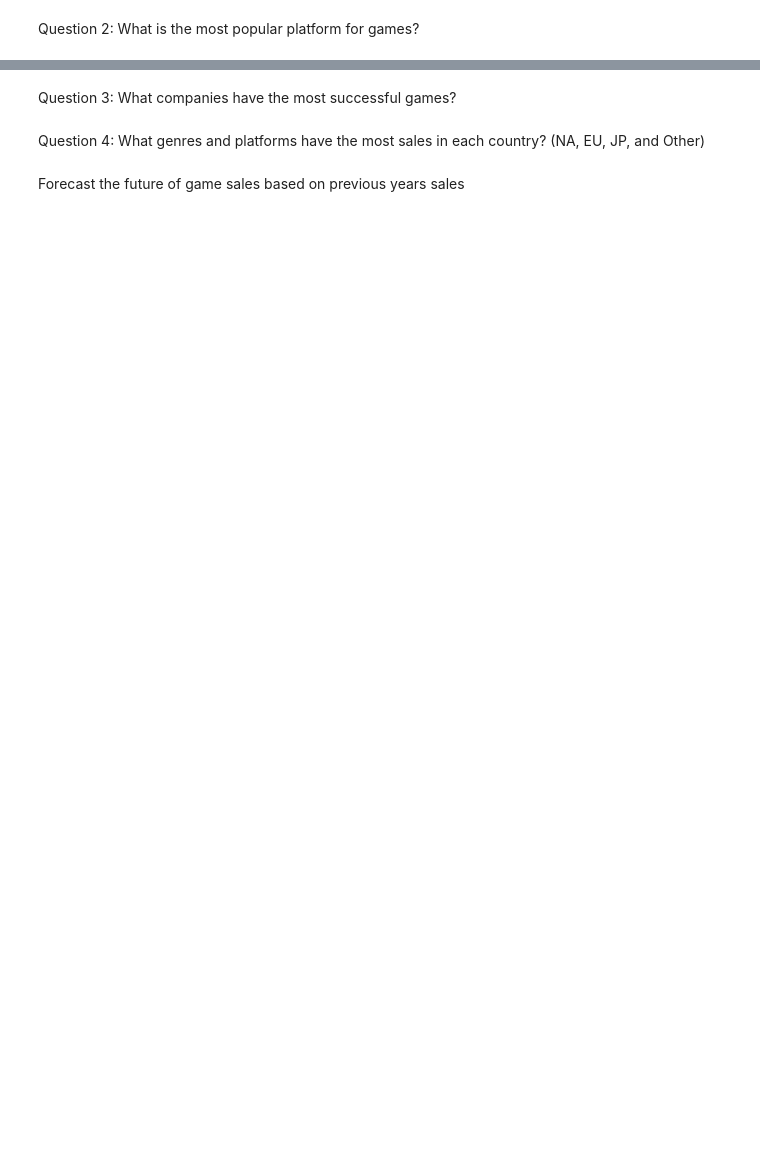
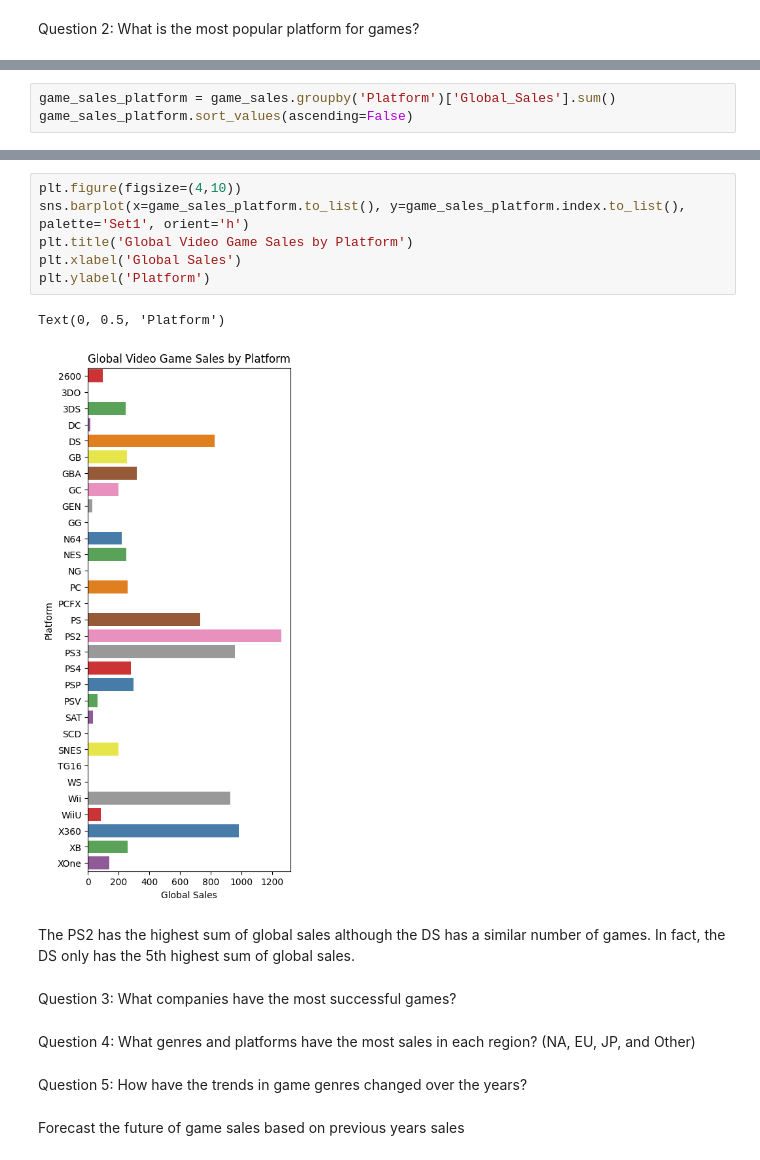
Before and after one commit to nstanfield/Video-Game-Sales-Analysis, a Jupyter notebook: Game_Sales_Analysis.ipynb, the cells around one changed output, grey strips where cells are left out. Cells and saved outputs as stored; diff of their text form; blank space fills up the shorter version.

```diff
--- a/Game_Sales_Analysis.ipynb
+++ b/Game_Sales_Analysis.ipynb
@@ -327,0 +362,3 @@ Question 2: What is the most popular platform for games?
+# %%
+game_sales_platform = game_sales.groupby('Platform')['Global_Sales'].sum()
+game_sales_platform.sort_values(ascending=False)
@@ -328,6 +383,19 @@ Question 2: What is the most popular platform for games?
+# %%
+plt.figure(figsize=(4,10))
+sns.barplot(x=game_sales_platform.to_list(), y=game_sales_platform.index.to_list(), palette='Set1', orient='h')
+plt.title('Global Video Game Sales by Platform')
+plt.xlabel('Global Sales')
+plt.ylabel('Platform')
+# %% [output]
+Text(0, 0.5, 'Platform')
+[figure, added]
+# %% [markdown]
+The PS2 has the highest sum of global sales although the DS has a similar number of games. In fact, the DS only has the 5th highest sum of global sales.
 # %% [markdown]
 Question 3: What companies have the most successful games?
 # %% [markdown]
-Question 4: What genres and platforms have the most sales in each country? (NA, EU, JP, and Other)
+Question 4: What genres and platforms have the most sales in each region? (NA, EU, JP, and Other)
+# %% [markdown]
+Question 5: How have the trends in game genres changed over the years?
 # %% [markdown]
 Forecast the future of game sales based on previous years sales
```
Also changed, not shown: parts of 6 cells of this notebook.
